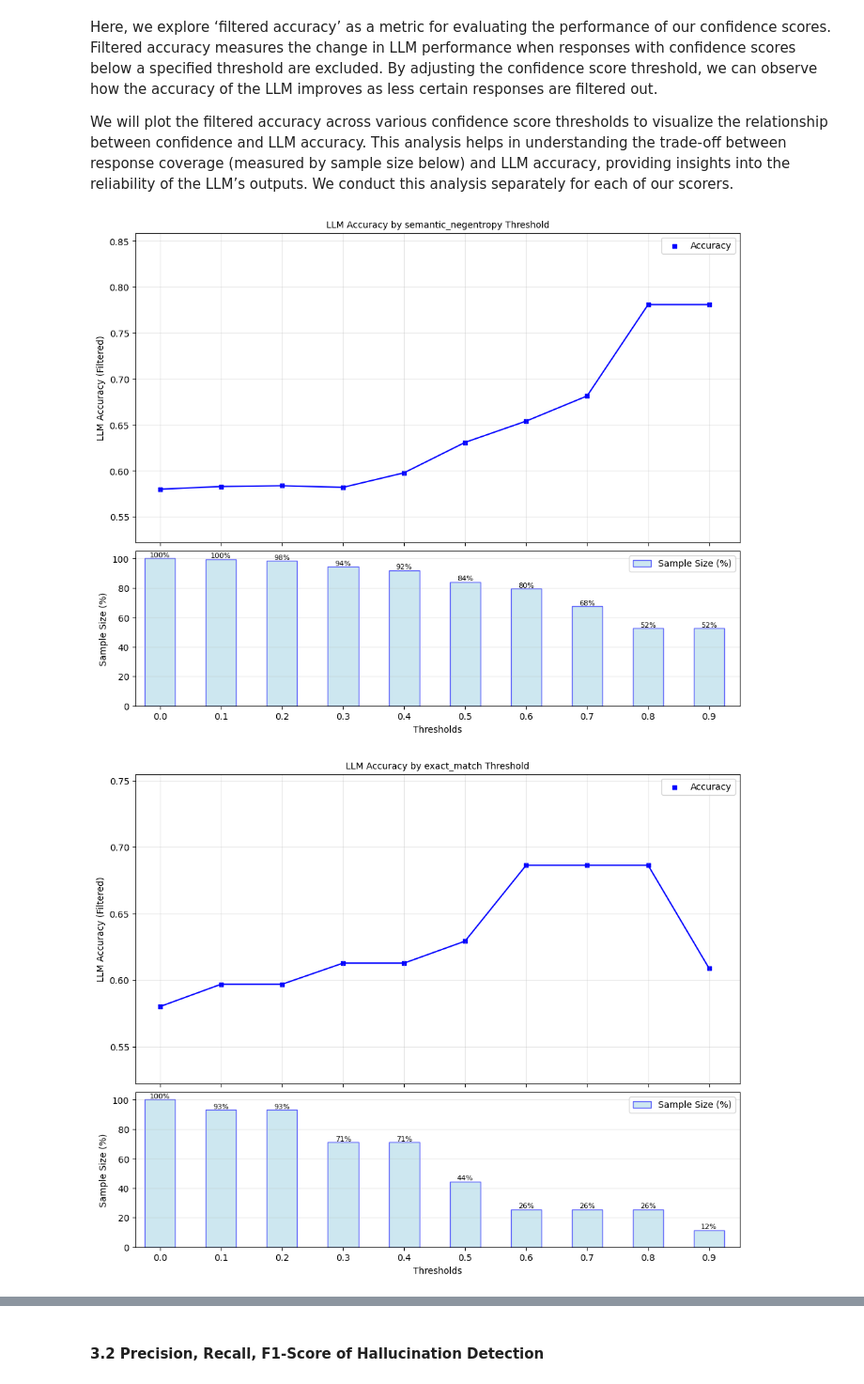
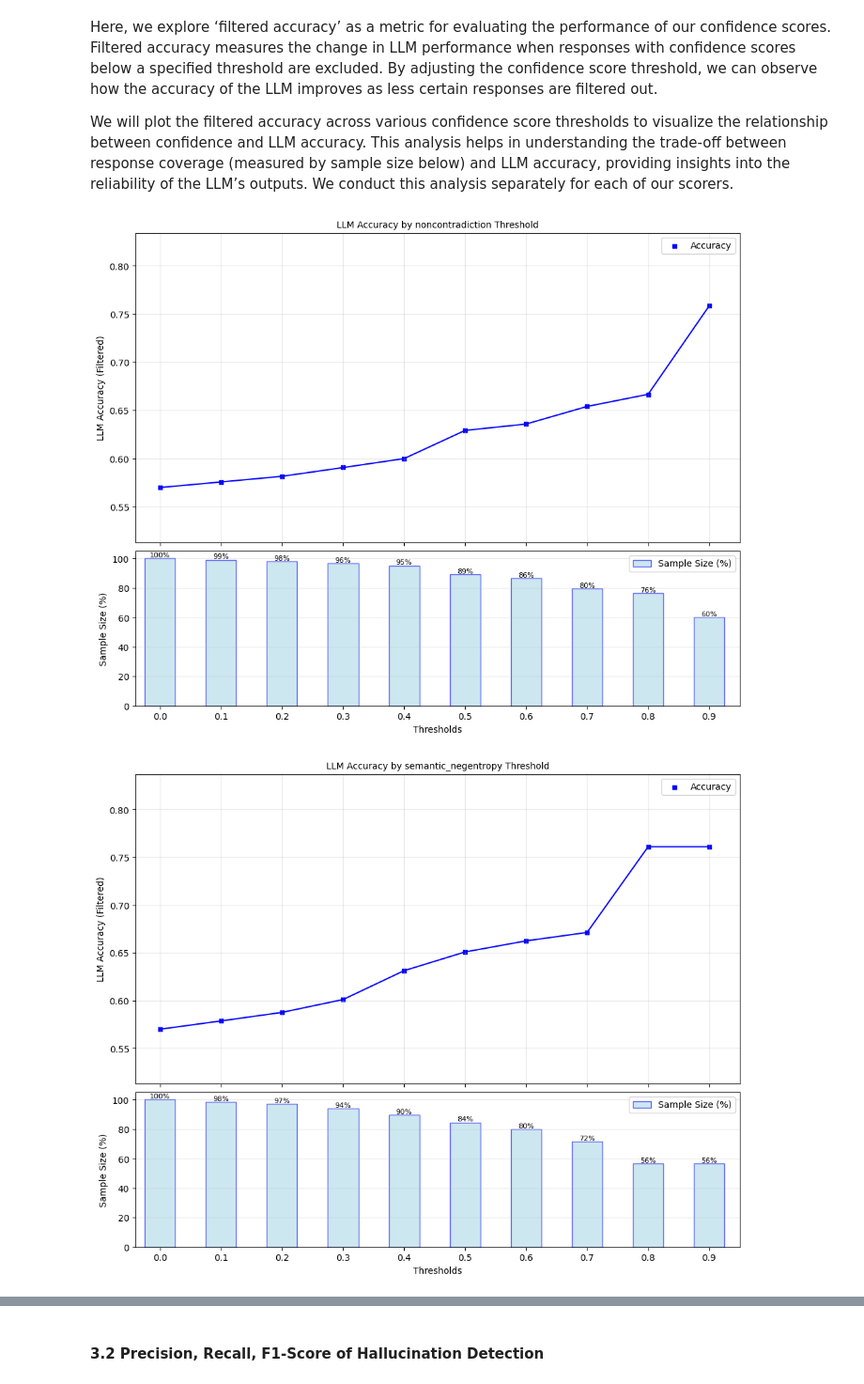
Before and after one commit to nagyist/uqlm, a Jupyter notebook: examples/black_box_demo.ipynb, the cells around one changed output, grey strips where cells are left out. Shown at 94% size. Saved outputs shown, nothing was run; the diff lists cells and outputs as text; code cells hidden in the pictures.

```diff
--- a/examples/black_box_demo.ipynb
+++ b/examples/black_box_demo.ipynb
@@ -254,5 +254,6 @@ Using mps device
 # %%
-bbuq = BlackBoxUQ(llm=llm, max_calls_per_min=150, device=device, scorers=["semantic_negentropy", "exact_match", "cosine_sim"])
+black_box_scorers = ["noncontradiction", "semantic_negentropy", "cosine_sim"]
+bbuq = BlackBoxUQ(llm=llm, max_calls_per_min=150, device=device, scorers=black_box_scorers)
 # %% [markdown]
 ### 🔄 Class Methods
 
@@ -325,19 +323,0 @@ To evaluate hallucination detection performance, we 'grade' the responses agains
-# %%
-# Populate correct answers
-result_df["answer"] = popqa.answer
-
-
-def short_answer_grader(response: str, possible_answers) -> bool:
-    """Check entailment of possible answers in a response"""
-    # convert string to list if needed
-    if isinstance(possible_answers, str):
-        possible_answers = [possible_answers]
-    for s in possible_answers:
-        if s.lower() in response.lower():
-            return True
-    return False
-
-
-# Grade responses against correct answers
-result_df["response_correct"] = [short_answer_grader(response=r, possible_answers=a) for r, a in zip(result_df["response"], popqa["answer"])]
-result_df.head(5)
@@ -350,0 +324,9 @@ result_df.head(5)
+# %%
+# set up the LLM grader
+gpt4o_mini = AzureChatOpenAI(deployment_name="gpt-4o-mini", openai_api_type="azure", openai_api_version="2024-02-15-preview")
+grader = LLMGrader(llm=gpt4o_mini)
+# %%
+# grade orinal responses against the answer key using the grader
+result_df["response_correct"] = await grader.grade_responses(prompts=popqa["question"].to_list(), responses=result_df["response"].to_list(), answers=popqa["answer"].to_list())
+result_df["answer"] = popqa["answer"]
+result_df.head(5)
@@ -359,8 +348,8 @@ Here, we explore ‘filtered accuracy’ as a metric for evaluating the performa
 
 We will plot the filtered accuracy across various confidence score thresholds to visualize the relationship between confidence and LLM accuracy. This analysis helps in understanding the trade-off between response coverage (measured by sample size below) and LLM accuracy, providing insights into the reliability of the LLM’s outputs. We conduct this analysis separately for each of our scorers.
 # %%
-for confidence_score in ["semantic_negentropy", "exact_match", "cosine_sim"]:
+for confidence_score in black_box_scorers:
     plot_model_accuracies(scores=result_df[confidence_score], correct_indicators=result_df.response_correct, title=f"LLM Accuracy by {confidence_score} Threshold", display_percentage=True)
 # %% [output]
-[figure, old version]
+[figure, new version]
-[figure, old version]
+[figure, new version]
```
Also changed, not shown: parts of 11 cells of this notebook, 3 other files.
